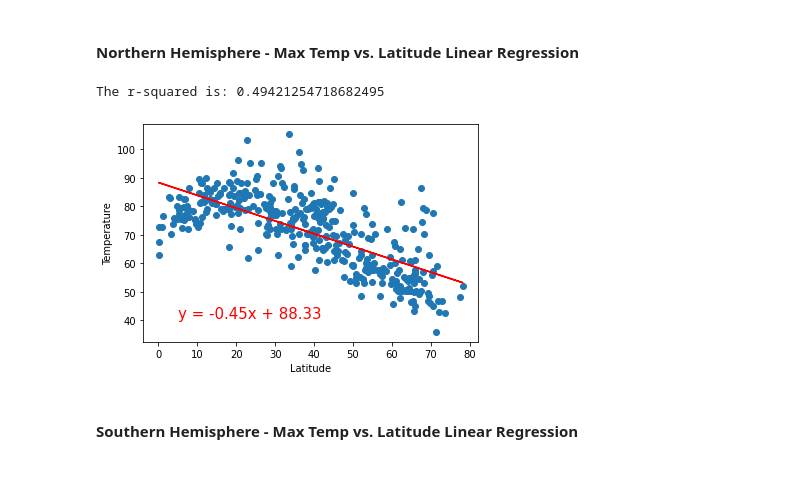
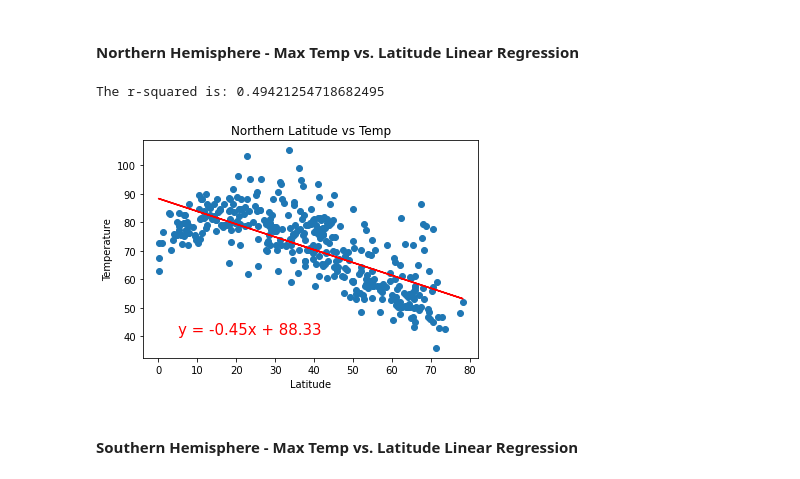
Before and after one commit to ande3674/python-api-challenge, a Jupyter notebook: WeatherPy/WeatherPy.ipynb, the cells around one changed output. Cells and saved outputs as stored; diff of their text form; code cells hidden in the pictures.

```diff
--- a/WeatherPy/WeatherPy.ipynb
+++ b/WeatherPy/WeatherPy.ipynb
@@ -151,7 +151,10 @@ city_df.to_csv(output_data_file)
 ## Inspect the data and remove the cities where the humidity > 100%.
 ----
 Skip this step if there are no cities that have humidity > 100%.
+# %%
+city_df = pd.read_csv('output_data/cities1.csv')
 # %%
+city_df = city_df.drop(columns="Unnamed: 0")
 city_df.head(10)
 # %% [output]
 |  | City | Longitude | Latitude | Temperature | Humidity | Cloudiness | Wind Speed |
@@ -215,7 +214,7 @@ plt.show()
 ## Linear Regression
 # %%
 # OPTIONAL: Create a function to create Linear Regression plots
-def plot_data(x, y, xlabel='', ylabel=''):
+def plot_data(x, y, xlabel='', ylabel='', title=''):
     (slope, intercept, rvalue, pvalue, stderr) = linregress(x, y)
     regress_values = x * slope + intercept
     line_eq = "y = " + str(round(slope,2)) + "x + " + str(round(intercept,2))
@@ -226,9 +225,12 @@ def plot_data(x, y, xlabel='', ylabel=''):
 
     plt.xlabel(xlabel)
     plt.ylabel(ylabel)
+    plt.title(title)
 
     print(f"The r-squared is: {rvalue**2}")
 
+    plt.savefig(f'output_data/{title.replace(" ", "_")}.png')
+
     plt.show()
 # %%
 # Create Northern and Southern Hemisphere DataFrames
@@ -267,10 +269,10 @@ southern_df.head(10)
 # %% [markdown]
 ####  Northern Hemisphere - Max Temp vs. Latitude Linear Regression
 # %%
-plot_data(northern_df["Latitude"], northern_df["Temperature"], "Latitude", "Temperature")
+plot_data(northern_df["Latitude"], northern_df["Temperature"], "Latitude", "Temperature", "Northern Latitude vs Temp")
 # %% [output]
 The r-squared is: 0.49421254718682495
-[figure, old version]
+[figure, new version]
 # %% [markdown]
 ####  Southern Hemisphere - Max Temp vs. Latitude Linear Regression
 # %%
```
Also changed, not shown: parts of 17 cells of this notebook, 13 other files.
